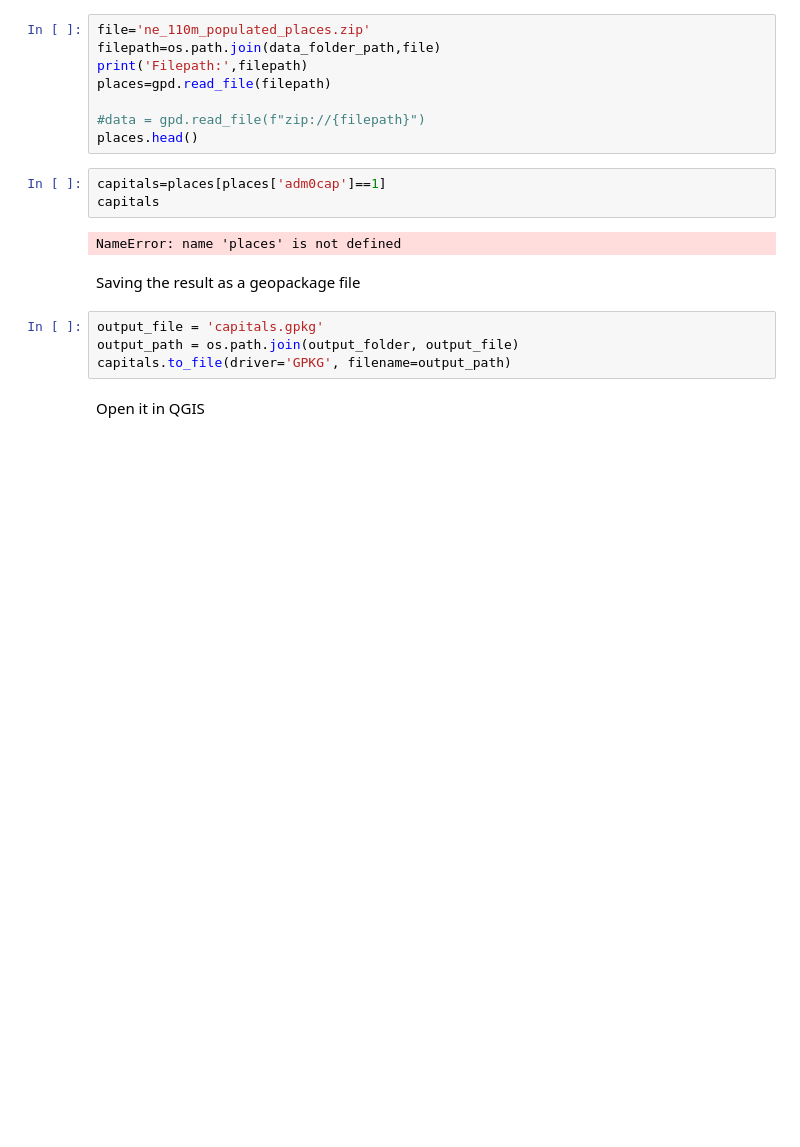
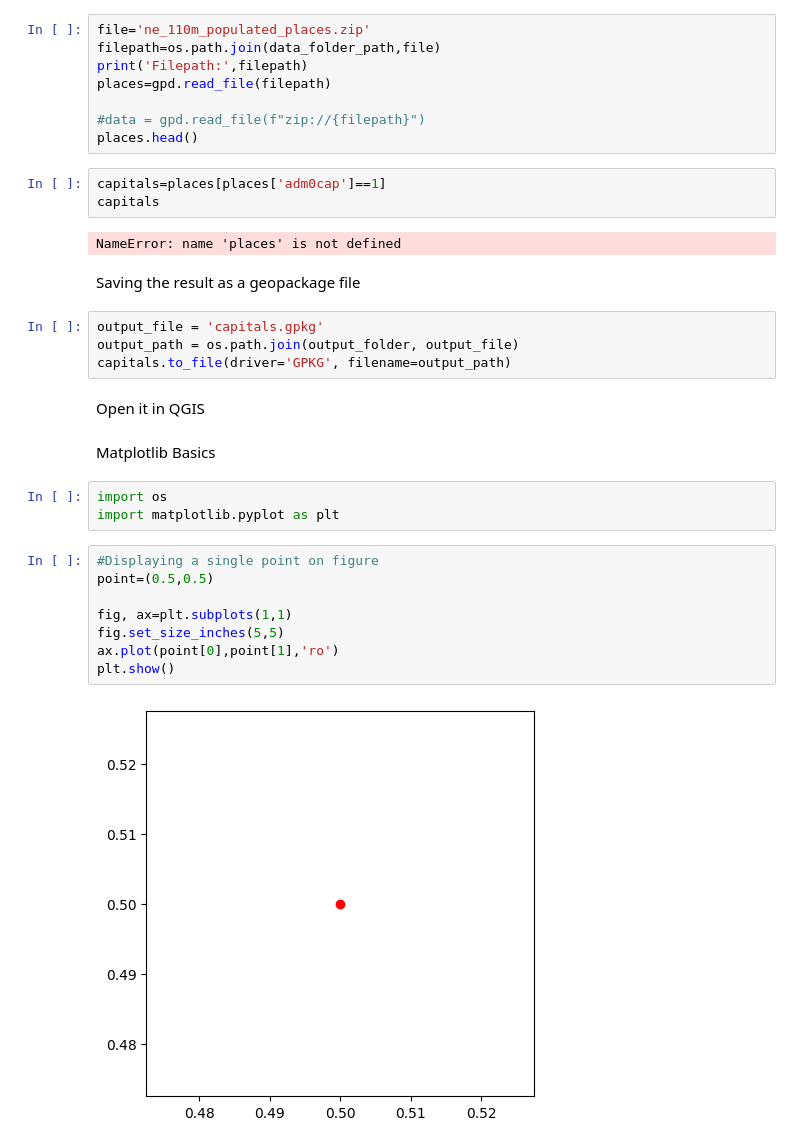
Before and after one commit to suchitra2020180/RS_GIS_Python, a Jupyter notebook: Colab_Basics.ipynb, the cells around one changed output. Cells and saved outputs as stored; diff of their text form; blank space fills up the shorter version.

Commit message:
Created using Colab, Matplotlib Basics

```diff
--- a/Colab_Basics.ipynb
+++ b/Colab_Basics.ipynb
@@ -168,3 +168,18 @@ output_path = os.path.join(output_folder, output_file)
 capitals.to_file(driver='GPKG', filename=output_path)
 # %% [markdown]
 Open it in QGIS
+# %% [markdown]
+Matplotlib Basics
+# %%
+import os
+import matplotlib.pyplot as plt
+# %%
+#Displaying a single point on figure
+point=(0.5,0.5)
+
+fig, ax=plt.subplots(1,1)
+fig.set_size_inches(5,5)
+ax.plot(point[0],point[1],'ro')
+plt.show()
+# %% [output]
+[figure, added]
```
Also changed, not shown: parts of 9 cells of this notebook.
